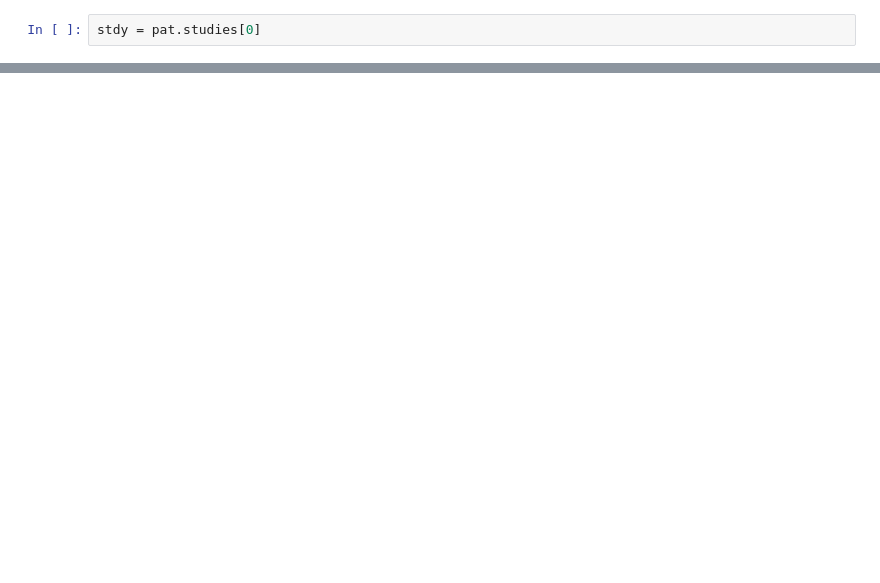
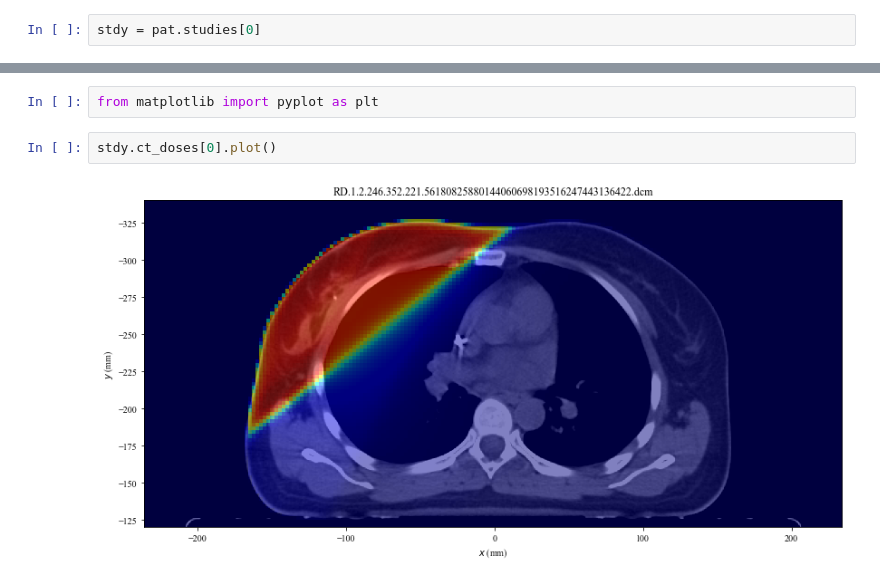
Before and after one commit to csarux/rtviewer, a Jupyter notebook: notebooks/scikit-rt-tests.ipynb, the cells around one changed output, grey strips where cells are left out. Saved outputs shown, nothing was run; the diff lists cells and outputs as text; blank space fills up the shorter version.

```diff
--- a/notebooks/scikit-rt-tests.ipynb
+++ b/notebooks/scikit-rt-tests.ipynb
@@ -57,0 +77,6 @@ AttributeError: Unable to convert the pixel data: one of Pixel Data, Float Pixel
+# %%
+from matplotlib import pyplot as plt
+# %%
+stdy.ct_doses[0].plot()
+# %% [output]
+[figure, added]
```
Also changed, not shown: parts of 7 cells of this notebook.
